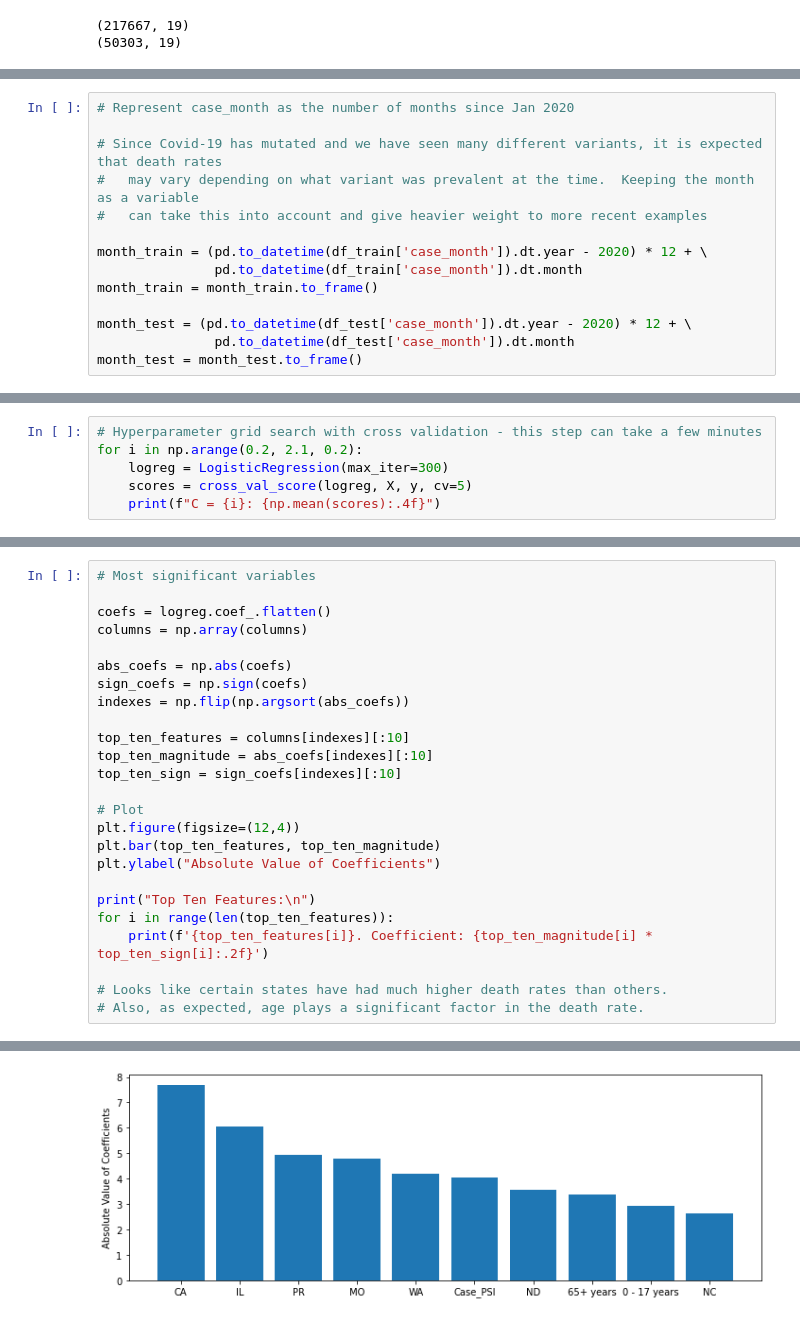
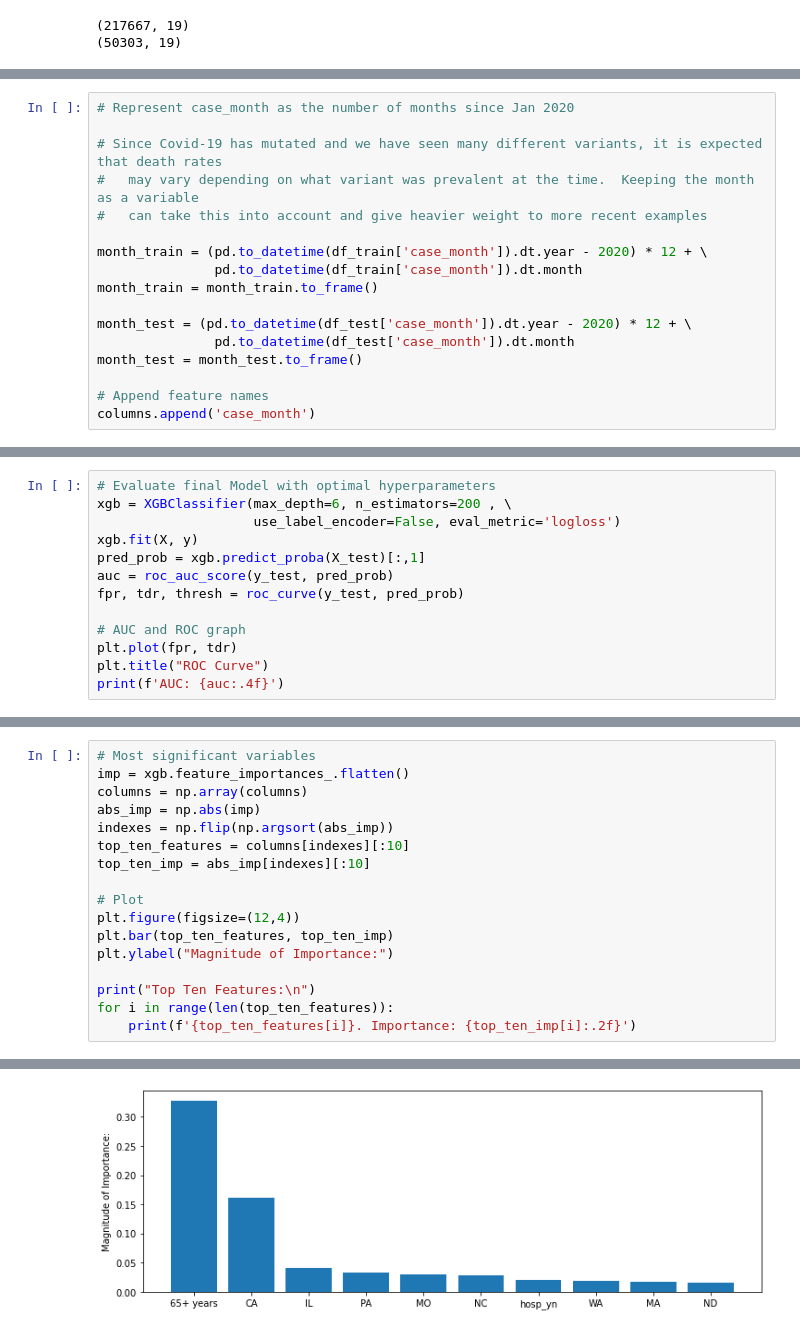
Before and after one commit to junkim1519/Covid19_Analysis, a Jupyter notebook: Covid19_Analysis.ipynb, the cells around one changed output, grey strips where cells are left out. Drawn from its saved outputs; the diff is of its cells as text.

```diff
--- a/Covid19_Analysis.ipynb
+++ b/Covid19_Analysis.ipynb
@@ -150,3 +126,6 @@ month_train = month_train.to_frame()
 month_test = (pd.to_datetime(df_test['case_month']).dt.year - 2020) * 12 + \
                pd.to_datetime(df_test['case_month']).dt.month
 month_test = month_test.to_frame()
+
+# Append feature names
+columns.append('case_month')
@@ -208,6 +164,0 @@ y test shape: (50303,)
-# %%
-# Hyperparameter grid search with cross validation - this step can take a few minutes
-for i in np.arange(0.2, 2.1, 0.2):
-    logreg = LogisticRegression(max_iter=300)
-    scores = cross_val_score(logreg, X, y, cv=5)
-    print(f"C = {i}: {np.mean(scores):.4f}")
@@ -245,0 +214,13 @@ Test AUC: 0.9801
+# %%
+# Evaluate final Model with optimal hyperparameters
+xgb = XGBClassifier(max_depth=6, n_estimators=200 , \
+                    use_label_encoder=False, eval_metric='logloss')
+xgb.fit(X, y)
+pred_prob = xgb.predict_proba(X_test)[:,1]
+auc = roc_auc_score(y_test, pred_prob)
+fpr, tdr, thresh = roc_curve(y_test, pred_prob)
+
+# AUC and ROC graph
+plt.plot(fpr, tdr)
+plt.title("ROC Curve")
+print(f'AUC: {auc:.4f}')
@@ -246,28 +230,20 @@ Test AUC: 0.9801
 # %%
 # Most significant variables
-
-coefs = logreg.coef_.flatten()
+imp = xgb.feature_importances_.flatten()
 columns = np.array(columns)
-
-abs_coefs = np.abs(coefs)
-sign_coefs = np.sign(coefs)
-indexes = np.flip(np.argsort(abs_coefs))
-
+abs_imp = np.abs(imp)
+indexes = np.flip(np.argsort(abs_imp))
 top_ten_features = columns[indexes][:10]
-top_ten_magnitude = abs_coefs[indexes][:10]
-top_ten_sign = sign_coefs[indexes][:10]
+top_ten_imp = abs_imp[indexes][:10]
 
 # Plot
 plt.figure(figsize=(12,4))
-plt.bar(top_ten_features, top_ten_magnitude)
-plt.ylabel("Absolute Value of Coefficients")
+plt.bar(top_ten_features, top_ten_imp)
+plt.ylabel("Magnitude of Importance:")
 
 print("Top Ten Features:\n")
 for i in range(len(top_ten_features)):
-    print(f'{top_ten_features[i]}. Coefficient: {top_ten_magnitude[i] * top_ten_sign[i]:.2f}')
-
-# Looks like certain states have had much higher death rates than others.
-# Also, as expected, age plays a significant factor in the death rate.
+    print(f'{top_ten_features[i]}. Importance: {top_ten_imp[i]:.2f}')
 # %% [output]
 Top Ten Features:
 
@@ -284 +260 @@ NC. Coefficient: -2.65
-[figure, old version]
+[figure, new version]
```
Also changed, not shown: parts of 21 cells of this notebook.
